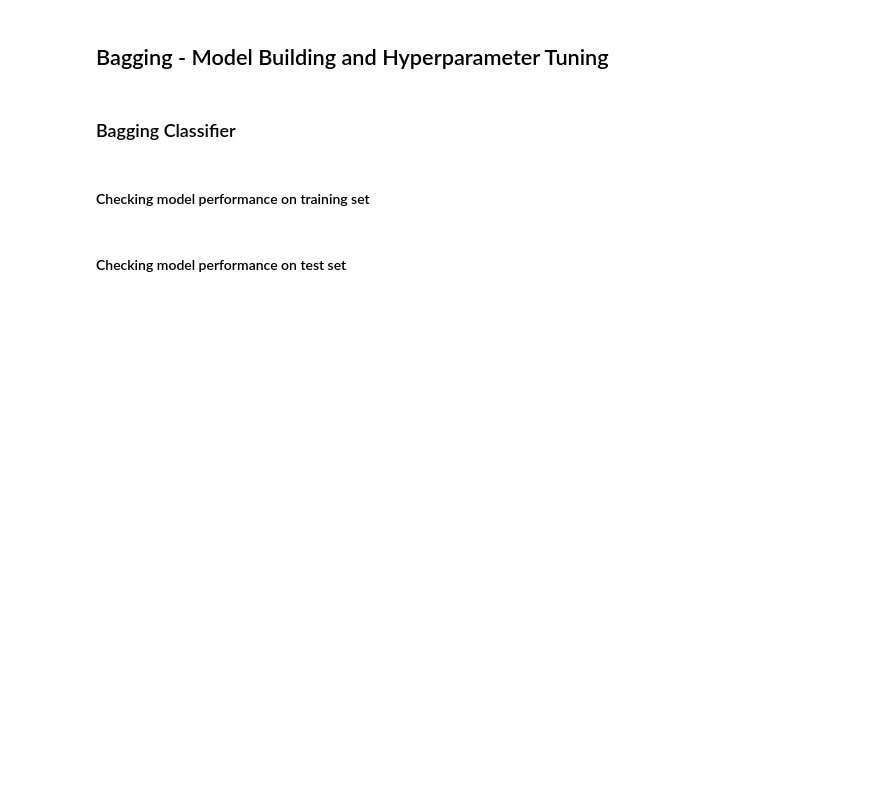
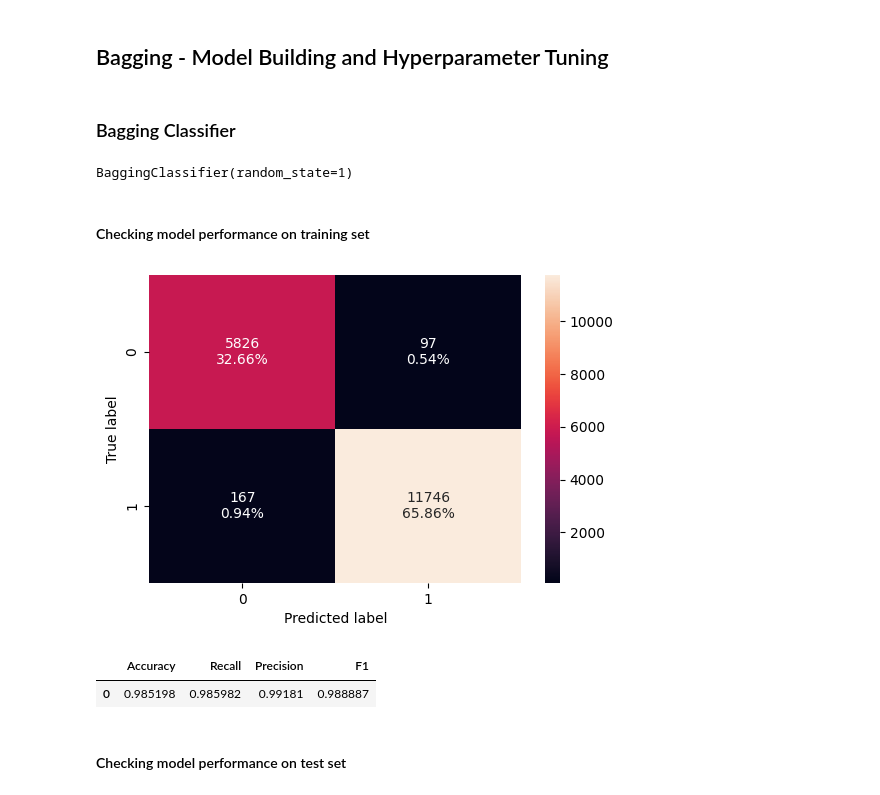
Before and after one commit to atxtori/ActionsExercise, a Jupyter notebook: AJordan__DSBA_Project_EasyVisa_LowCode.ipynb, the cells around one changed output. Cells and saved outputs as stored; diff of their text form; code cells hidden in the pictures; blank space fills up the shorter version.

```diff
--- a/AJordan__DSBA_Project_EasyVisa_LowCode.ipynb
+++ b/AJordan__DSBA_Project_EasyVisa_LowCode.ipynb
@@ -913,2 +910,13 @@ bagging_classifier.'_______' ## Complete the code to fit bagging classifier on t
+# %%
+# Import Bagging Classifier
+from sklearn.ensemble import BaggingClassifier
+
+# Define the Bagging Classifier with random state = 1
+bagging_classifier = BaggingClassifier(random_state=1)
+
+# Fit the Bagging Classifier on the train data
+bagging_classifier.fit(X_train, y_train)
+# %% [output]
+BaggingClassifier(random_state=1)
 # %% [markdown]
 #### Checking model performance on training set
@@ -920,2 +923,16 @@ bagging_classifier_model_train_perf
+# %%
+# Check model performance on the training set
+confusion_matrix_sklearn(bagging_classifier, X_train, y_train)
+# %% [output]
+[figure, added]
+# %%
+# Check performance on train data
+bagging_classifier_model_train_perf = model_performance_classification_sklearn(
+    bagging_classifier, X_train, y_train
+)
+bagging_classifier_model_train_perf
+# %% [output]
+|  | Accuracy | Recall | Precision | F1 |
+| 0 | 0.985198 | 0.985982 | 0.99181 | 0.988887 |
 # %% [markdown]
 #### Checking model performance on test set
```
Also changed, not shown: parts of 73 cells of this notebook.
